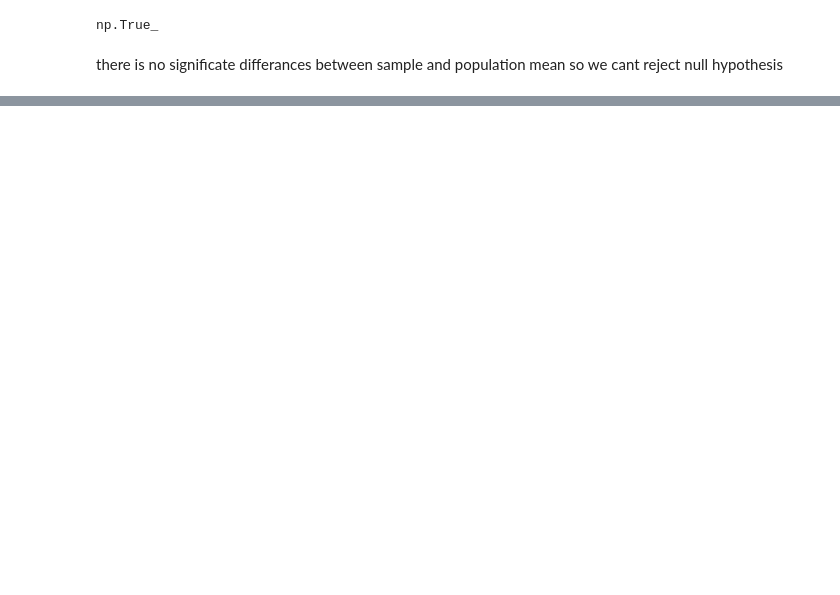
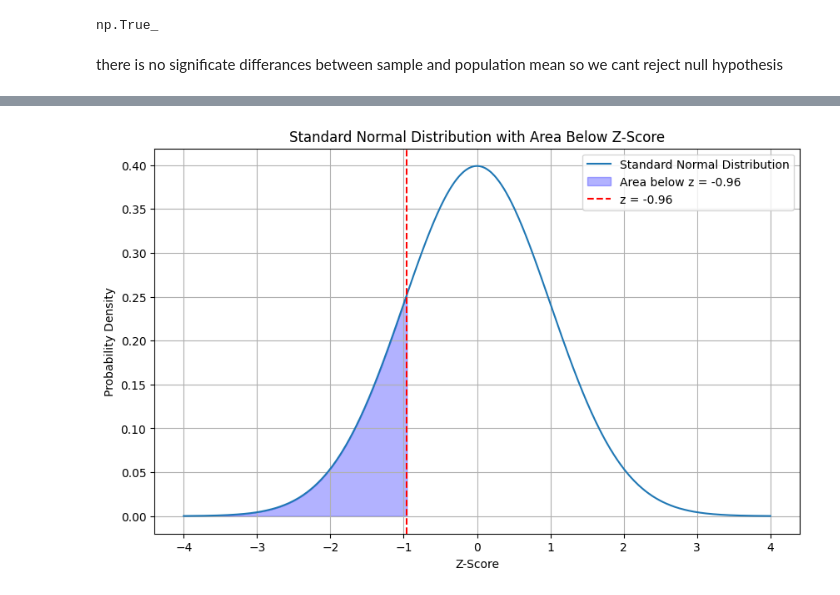
Before and after one commit to amr-salah92/Breast-Cancer-Gene-Expression-by-age-Analysis, a Jupyter notebook: breast cancer gene expresion.ipynb, the cells around one changed output, grey strips where cells are left out. Saved outputs shown, nothing was run; the diff lists cells and outputs as text; code cells hidden in the pictures; blank space fills up the shorter version.

```diff
--- a/breast cancer gene expresion.ipynb
+++ b/breast cancer gene expresion.ipynb
@@ -128,0 +165,25 @@ which mean that the percentage of the patients below 50 years is  19.77% using z
+# %%
+# Generate x values for the standard normal distribution
+x = np.linspace(-4, 4, 1000)
+pdf = norm.pdf(x)
+
+# Plot the standard normal distribution
+plt.figure(figsize=(10, 6))
+plt.plot(x, pdf, label='Standard Normal Distribution')
+
+# Highlight the area below the z-score
+z = below_50  # Use the z-score for 50 years
+x_fill = np.linspace(-4, z, 1000)
+y_fill = norm.pdf(x_fill)
+plt.fill_between(x_fill, y_fill, color='blue', alpha=0.3, label=f'Area below z = {z:.2f}')
+
+# Add labels and legend
+plt.title('Standard Normal Distribution with Area Below Z-Score')
+plt.xlabel('Z-Score')
+plt.ylabel('Probability Density')
+plt.axvline(z, color='red', linestyle='--', label=f'z = {z:.2f}')
+plt.legend()
+plt.grid()
+plt.show()
+# %% [output]
+[figure, added]
```
Also changed, not shown: parts of 10 cells of this notebook.
